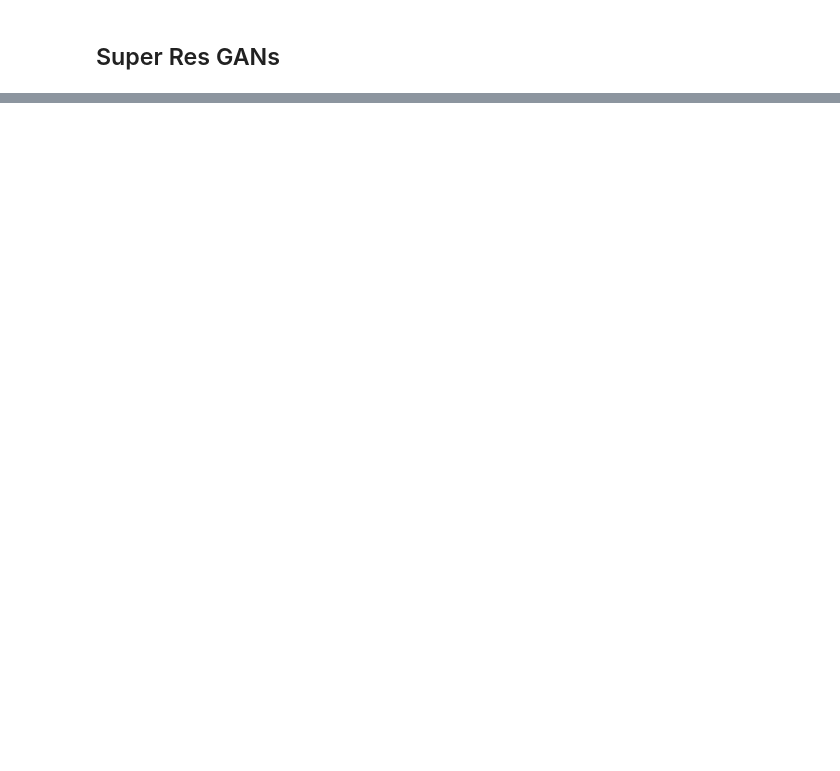
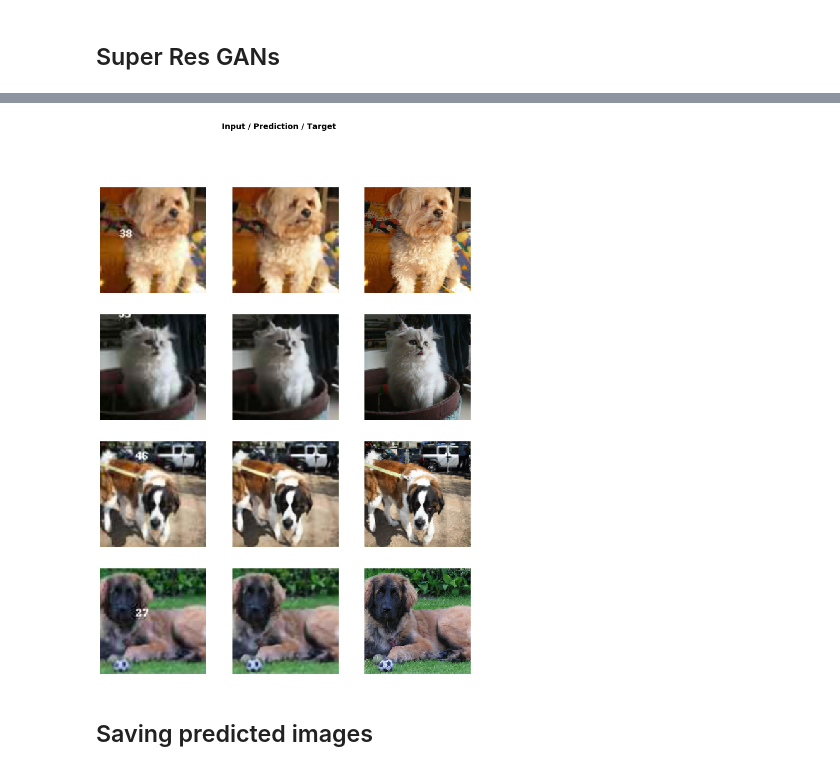
Before and after one commit to ojss/fast-ai-notebook, a Jupyter notebook: superres-gan.ipynb, the cells around one changed output, grey strips where cells are left out. Saved outputs shown, nothing was run; the diff lists cells and outputs as text; code cells hidden in the pictures; blank space fills up the shorter version.

```diff
--- a/superres-gan.ipynb
+++ b/superres-gan.ipynb
@@ -72,0 +119,4 @@ data.show_batch(ds_type=DatasetType.Valid, rows=2, figsize=(9,9))
+# %%
+learn_gen.show_results(rows=4)
+# %% [output]
+[figure, added]
@@ -72,0 +125,2 @@ data.show_batch(ds_type=DatasetType.Valid, rows=2, figsize=(9,9))
+# %% [markdown]
+## Saving predicted images
```
Also changed, not shown: parts of 46 cells of this notebook.
